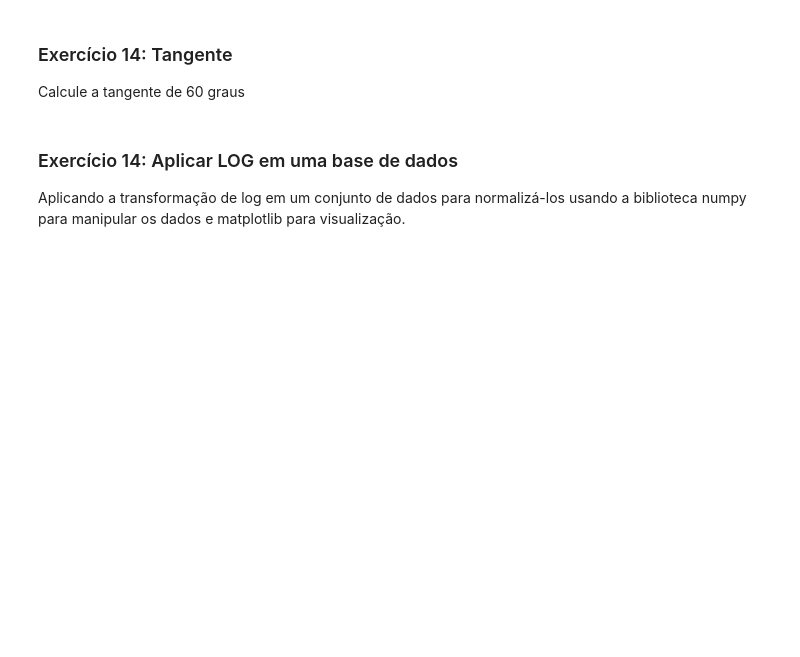
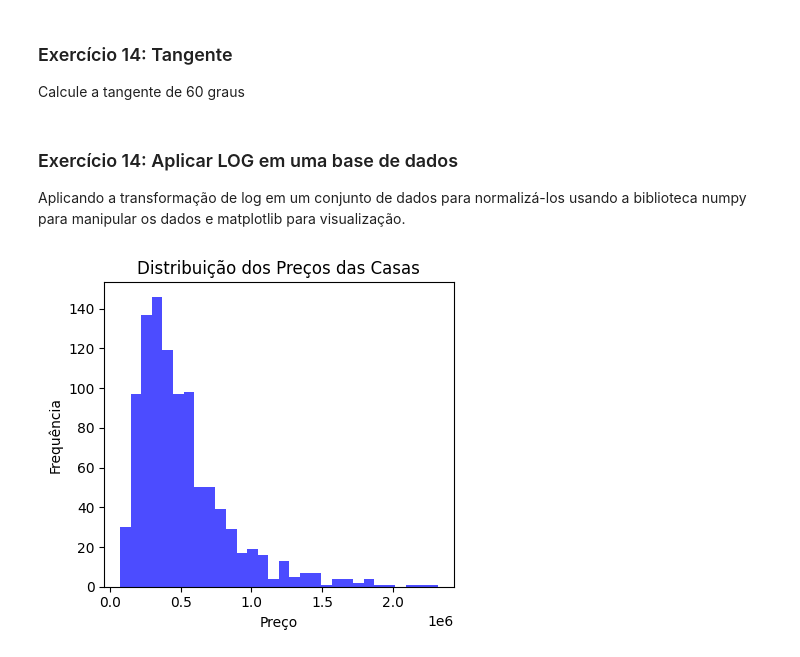
Before and after one commit to CleidsonGoes/Matematica-Fundamental-com-Python, a Jupyter notebook: Matematica_Fundamental_com_Linguagem_Python.ipynb, the cells around one changed output. Cells and saved outputs as stored; diff of their text form; code cells hidden in the pictures; blank space fills up the shorter version.

Commit message:
histogram of price data

```diff
--- a/Matematica_Fundamental_com_Linguagem_Python.ipynb
+++ b/Matematica_Fundamental_com_Linguagem_Python.ipynb
@@ -351,10 +351,25 @@ Aplicando a transformação de log em um conjunto de dados para normalizá-los u
 # %%
 import numpy as np
 import matplotlib.pyplot as plt
 
 # Gerando dados de exemplo: preços de casas
 np.random.seed(0)
 preco_casas = np.random.lognormal(mean = 13, sigma = 0.6, size = 1000)
 
 # Aplicando a transformação logarítmica
 preco_casas_log = np.log(preco_casas)
+
+# Criando os gráficos para comparação
+plt.figure(figsize = (8, 4))
+
+# Gráfico dos dados originais
+plt.subplot(1, 2, 1)
+plt.hist(preco_casas, bins = 30, color = 'blue', alpha = 0.7)
+plt.title('Distribuição dos Preços das Casas')
+plt.xlabel('Preço')
+plt.ylabel('Frequência')
+
+plt.tight_layout()
+plt.show()
+# %% [output]
+[figure, added]
```
